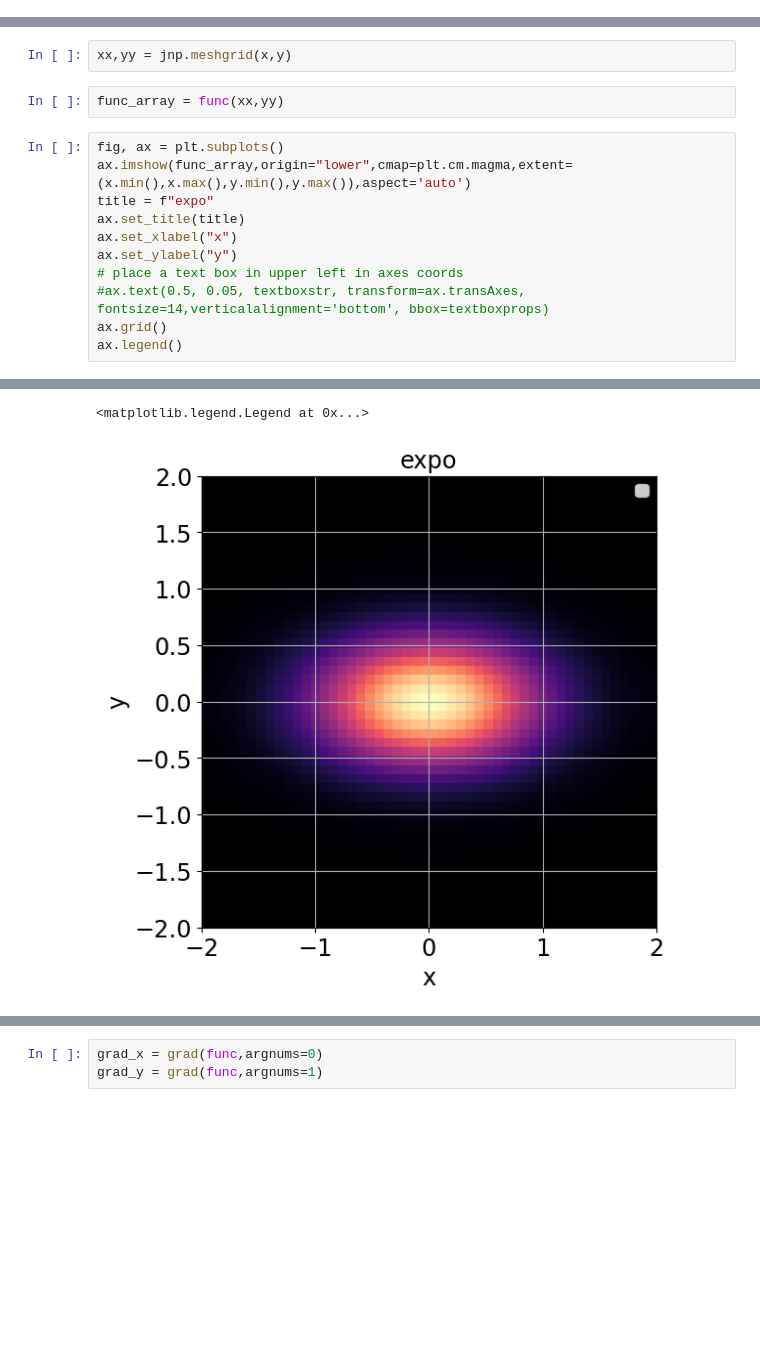
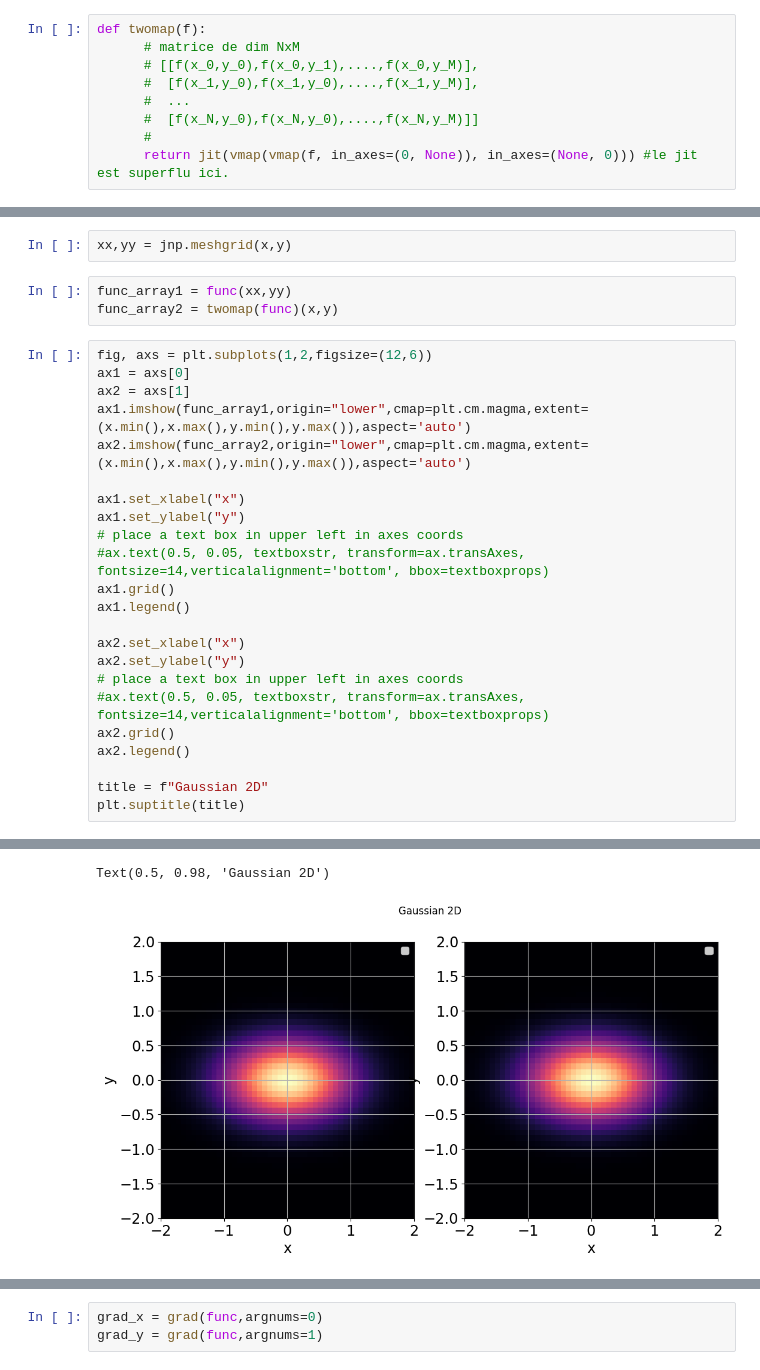
Before and after one commit to sylvielsstfr/AtmEmulator, a Jupyter notebook: docs/notebooks/diffemulator/test_vmap.ipynb, the cells around one changed output, grey strips where cells are left out. Drawn from its saved outputs; the diff is of its cells as text; blank space fills up the shorter version.

Commit message:
implement  test_vmap.ipynb with a class

```diff
--- a/docs/notebooks/diffemulator/test_vmap.ipynb
+++ b/docs/notebooks/diffemulator/test_vmap.ipynb
@@ -22,6 +22,15 @@ from jax import grad, jit, vmap,jacobian,jacfwd
 # %%
 def func(x,y):
     return jnp.exp(-x**2-3*y**2)
+# %%
+def twomap(f):
+      # matrice de dim NxM
+      # [[f(x_0,y_0),f(x_0,y_1),....,f(x_0,y_M)],
+      #  [f(x_1,y_0),f(x_1,y_0),....,f(x_1,y_M)],
+      #  ...
+      #  [f(x_N,y_0),f(x_N,y_0),....,f(x_N,y_M)]]
+      #
+      return jit(vmap(vmap(f, in_axes=(0, None)), in_axes=(None, 0))) #le jit est superflu ici.
 # %%
 x = jnp.linspace(-2,2,50)
 y = jnp.linspace(-2,2,50)
@@ -28,17 +40,30 @@ y = jnp.linspace(-2,2,50)
 # %%
 xx,yy = jnp.meshgrid(x,y)
 # %%
-func_array = func(xx,yy)
+func_array1 = func(xx,yy)
+func_array2 = twomap(func)(x,y)
 # %%
-fig, ax = plt.subplots()
-ax.imshow(func_array,origin="lower",cmap=plt.cm.magma,extent=(x.min(),x.max(),y.min(),y.max()),aspect='auto')
-title = f"expo"
-ax.set_title(title)
-ax.set_xlabel("x")
-ax.set_ylabel("y")
+fig, axs = plt.subplots(1,2,figsize=(12,6))
+ax1 = axs[0]
+ax2 = axs[1]
+ax1.imshow(func_array1,origin="lower",cmap=plt.cm.magma,extent=(x.min(),x.max(),y.min(),y.max()),aspect='auto')
+ax2.imshow(func_array2,origin="lower",cmap=plt.cm.magma,extent=(x.min(),x.max(),y.min(),y.max()),aspect='auto')
+
+ax1.set_xlabel("x")
+ax1.set_ylabel("y")
 # place a text box in upper left in axes coords
 #ax.text(0.5, 0.05, textboxstr, transform=ax.transAxes, fontsize=14,verticalalignment='bottom', bbox=textboxprops)
-ax.grid()
-ax.legend()
+ax1.grid()
+ax1.legend()
+
+ax2.set_xlabel("x")
+ax2.set_ylabel("y")
+# place a text box in upper left in axes coords
+#ax.text(0.5, 0.05, textboxstr, transform=ax.transAxes, fontsize=14,verticalalignment='bottom', bbox=textboxprops)
+ax2.grid()
+ax2.legend()
+
+title = f"Gaussian 2D"
+plt.suptitle(title)
 # %% [output]
 No artists with labels found to put in legend.  Note that artists whose label start with an underscore are ignored when legend() is called with no argument.
@@ -45,2 +71,2 @@ No artists with labels found to put in legend.  Note that artists whose label st
-<matplotlib.legend.Legend at 0x...>
+Text(0.5, 0.98, 'Gaussian 2D')
-[figure, old version]
+[figure, new version]
```
Also changed, not shown: parts of 27 cells of this notebook.
